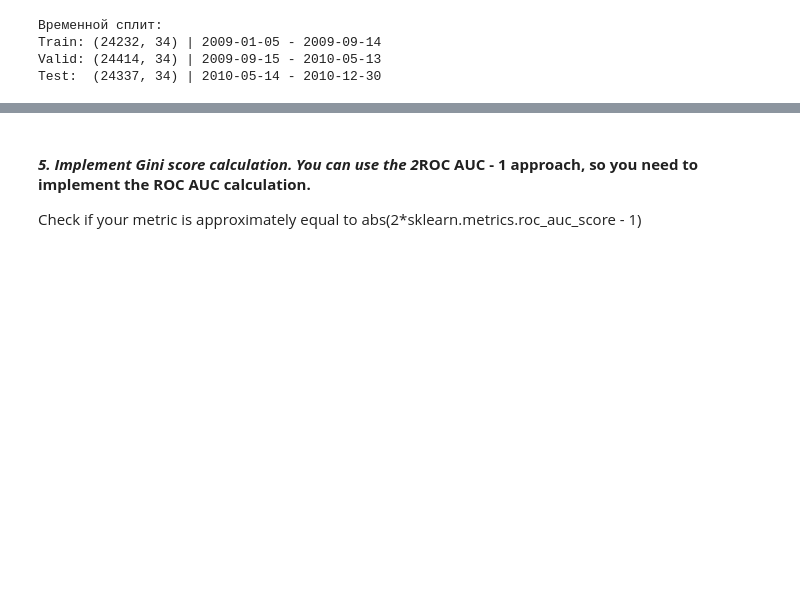
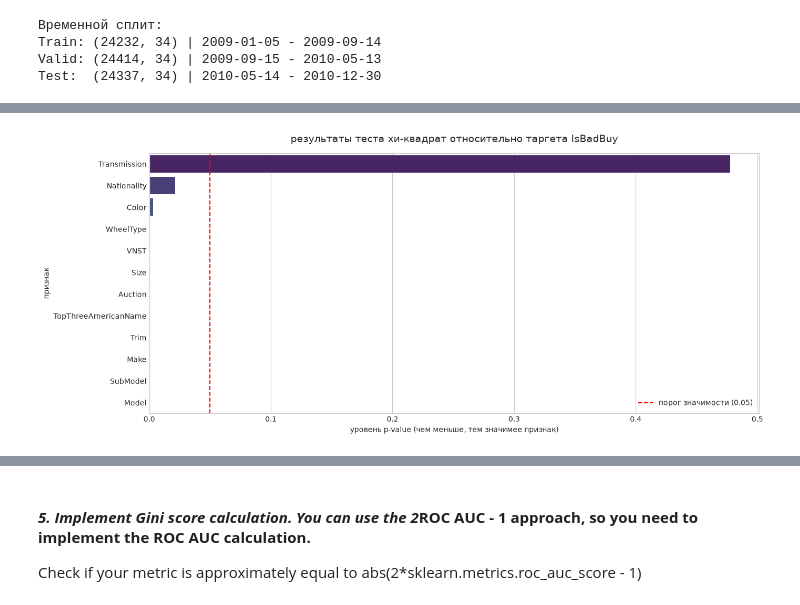
Before and after one commit to RunForJoy/ml-classification-metrics, a Jupyter notebook: src/ml_4.ipynb, the cells around one changed output, grey strips where cells are left out. Cells and saved outputs as stored; diff of their text form; code cells hidden in the pictures; blank space fills up the shorter version.

```diff
--- a/src/ml_4.ipynb
+++ b/src/ml_4.ipynb
@@ -129,0 +176,9 @@ Test:  (24337, 34) | 2010-05-14 - 2010-12-30
+# %%
+# проверяю долю пропусков в проблемных колонках по всем трем выборкам для контроля сдвига данных
+for col in ["AUCGUART", "PRIMEUNIT"]:
+    pct_train = train_split[col].isna().mean() * 100
+    pct_valid = valid_split[col].isna().mean() * 100
+    pct_test = test_split[col].isna().mean() * 100
+    print(
+        f"доля пропусков для '{col}': train = {pct_train:.2f}%, valid = {pct_valid:.2f}%, test = {pct_test:.2f}%"
+    )
@@ -129,0 +315,31 @@ Test:  (24337, 34) | 2010-05-14 - 2010-12-30
+# %%
+chi2_summary = []
+for col in categorical_analysis_cols:
+    contingency_table = pd.crosstab(train_split[col], train_split["IsBadBuy"])
+    chi2, p_value, dof, expected = chi2_contingency(contingency_table)
+    chi2_summary.append({"признак": col, "p_value": float(p_value)})
+
+chi2_df = pd.DataFrame(chi2_summary).sort_values(by="p_value", ascending=False)
+
+plt.style.use("seaborn-v0_8-whitegrid")
+plt.figure(figsize=(14, 6))
+
+sns.barplot(
+    x="p_value",
+    y="признак",
+    data=chi2_df,
+    palette="viridis",
+    hue="признак",
+    legend=False,
+)
+
+plt.axvline(x=0.05, color="red", linestyle="--", label="порог значимости (0.05)")
+plt.title(
+    "результаты теста хи-квадрат относительно таргета IsBadBuy", fontsize=14, pad=15
+)
+plt.xlabel("уровень p-value (чем меньше, тем значимее признак)")
+plt.legend()
+plt.tight_layout()
+plt.show()
+# %% [output]
+[figure, added]
```
Also changed, not shown: parts of 35 cells of this notebook, 3 other files.
